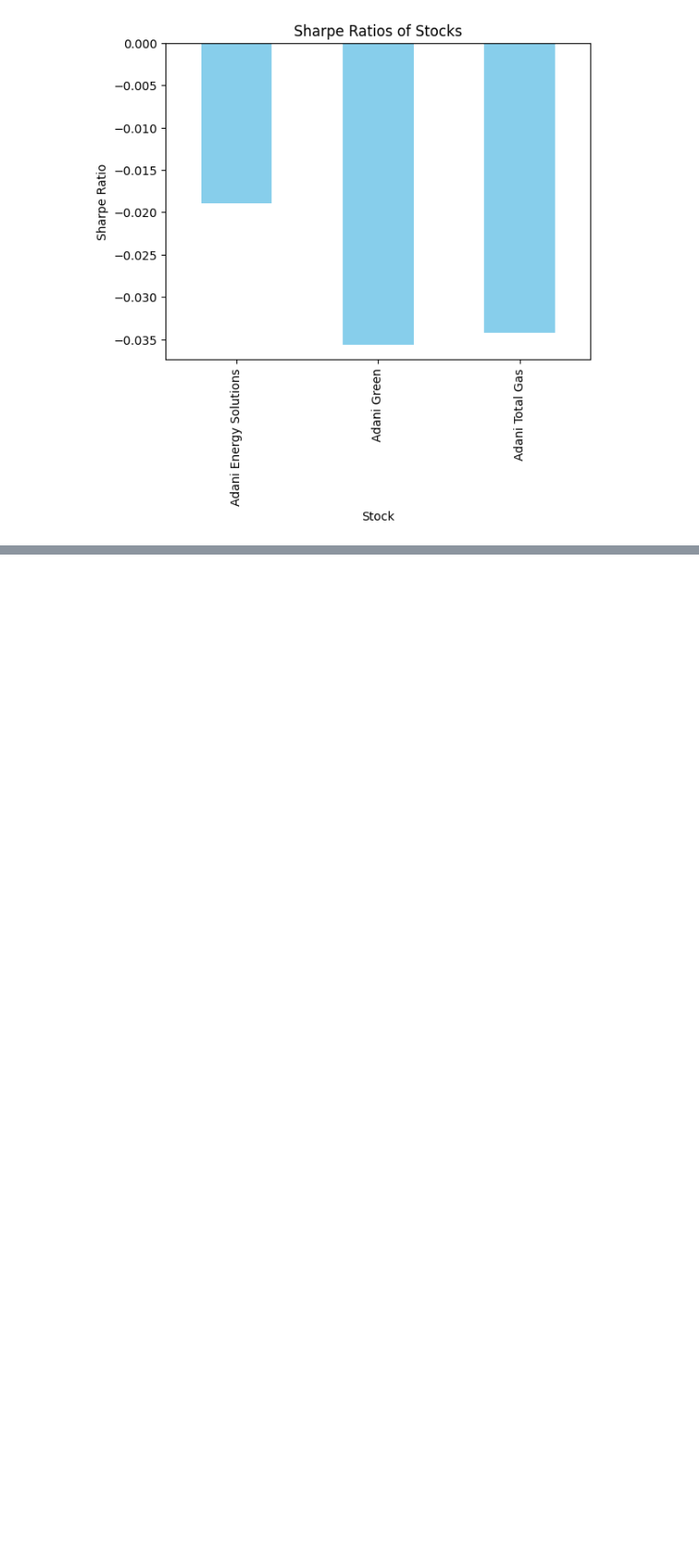
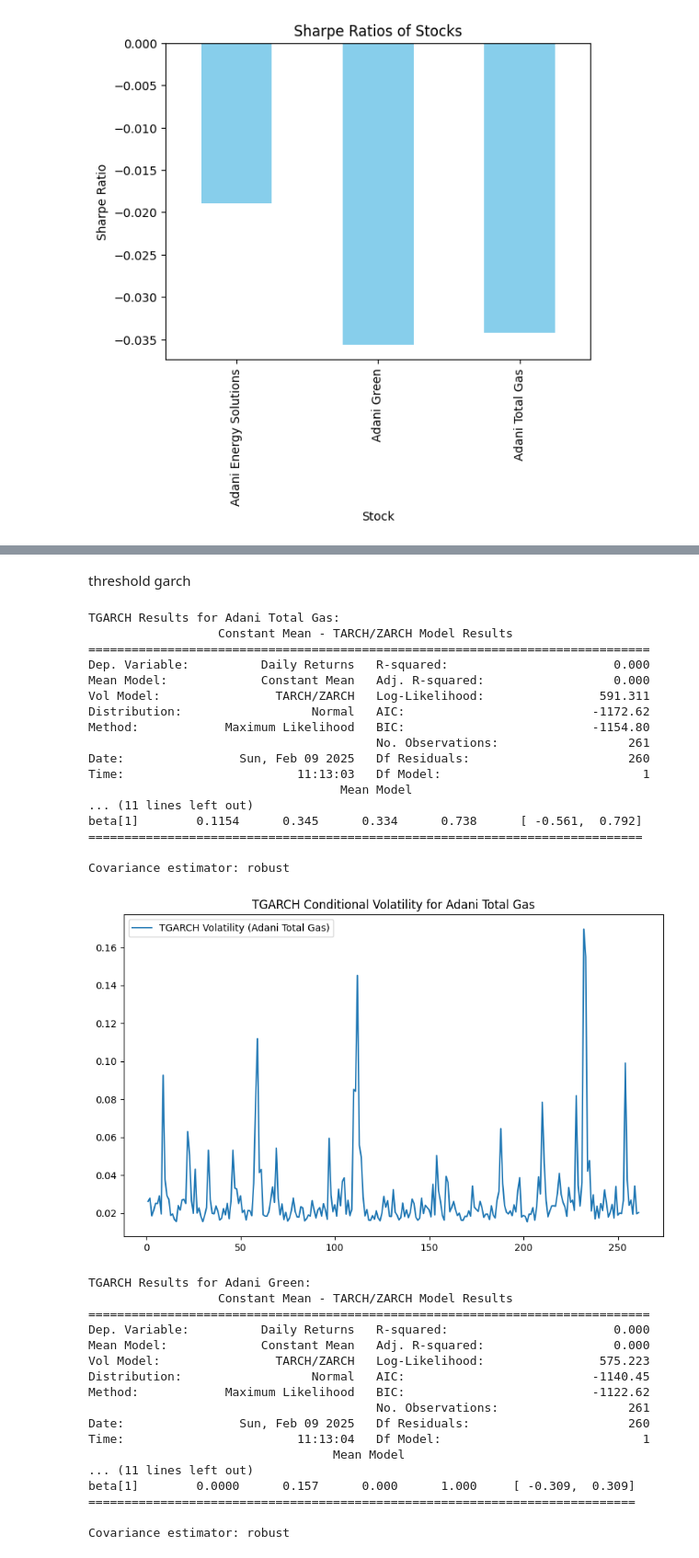
Before and after one commit to BakiXGoku/Adani-Group-Stock-Analysis-ANOVA, a Jupyter notebook: Data/analysis.ipynb, the cells around one changed output, grey strips where cells are left out. Shown at 92% size. Drawn from its saved outputs; the diff is of its cells as text; code cells hidden in the pictures; blank space fills up the shorter version.

```diff
--- a/Data/analysis.ipynb
+++ b/Data/analysis.ipynb
@@ -200,0 +411,57 @@ Name: Daily Returns, dtype: float64
+# %% [markdown]
+threshold garch
+# %%
+# Perform TGARCH analysis for each stock
+for stock in combined_data['Stock'].unique():
+    stock_data = combined_data[combined_data['Stock'] == stock]['Daily Returns']
+
+    # Fit a TGARCH(1,1) model
+    tgarch_model = arch_model(stock_data, vol='Garch', p=1, q=1, o=1, power=1.0, rescale=False)
+    tgarch_fit = tgarch_model.fit(disp='off')
+
+    # Print TGARCH summary
+    print(f"\nTGARCH Results for {stock}:")
+    print(tgarch_fit.summary())
+
+    # Plot conditional volatility
+    plt.figure(figsize=(10, 6))
+    plt.plot(tgarch_fit.conditional_volatility, label=f'TGARCH Volatility ({stock})')
+    plt.title(f'TGARCH Conditional Volatility for {stock}')
+    plt.legend()
+    plt.show()
+# %% [output]
+TGARCH Results for Adani Total Gas:
+                  Constant Mean - TARCH/ZARCH Model Results
+==============================================================================
+Dep. Variable:          Daily Returns   R-squared:                       0.000
+Mean Model:             Constant Mean   Adj. R-squared:                  0.000
+Vol Model:                TARCH/ZARCH   Log-Likelihood:                591.311
+Distribution:                  Normal   AIC:                          -1172.62
+Method:            Maximum Likelihood   BIC:                          -1154.80
+                                        No. Observations:                  261
+Date:                Sun, Feb 09 2025   Df Residuals:                      260
+Time:                        11:13:03   Df Model:                            1
+                                   Mean Model
+... (11 lines left out)
+beta[1]        0.1154      0.345      0.334      0.738      [ -0.561,  0.792]
+=============================================================================
+
+Covariance estimator: robust
+[figure, added]
+TGARCH Results for Adani Green:
+                  Constant Mean - TARCH/ZARCH Model Results
+==============================================================================
+Dep. Variable:          Daily Returns   R-squared:                       0.000
+Mean Model:             Constant Mean   Adj. R-squared:                  0.000
+Vol Model:                TARCH/ZARCH   Log-Likelihood:                575.223
+Distribution:                  Normal   AIC:                          -1140.45
+Method:            Maximum Likelihood   BIC:                          -1122.62
+                                        No. Observations:                  261
+Date:                Sun, Feb 09 2025   Df Residuals:                      260
+Time:                        11:13:04   Df Model:                            1
+                                  Mean Model
+... (11 lines left out)
+beta[1]        0.0000      0.157      0.000      1.000     [ -0.309,  0.309]
+============================================================================
+
+Covariance estimator: robust
```
Also changed, not shown: parts of 14 cells of this notebook.
